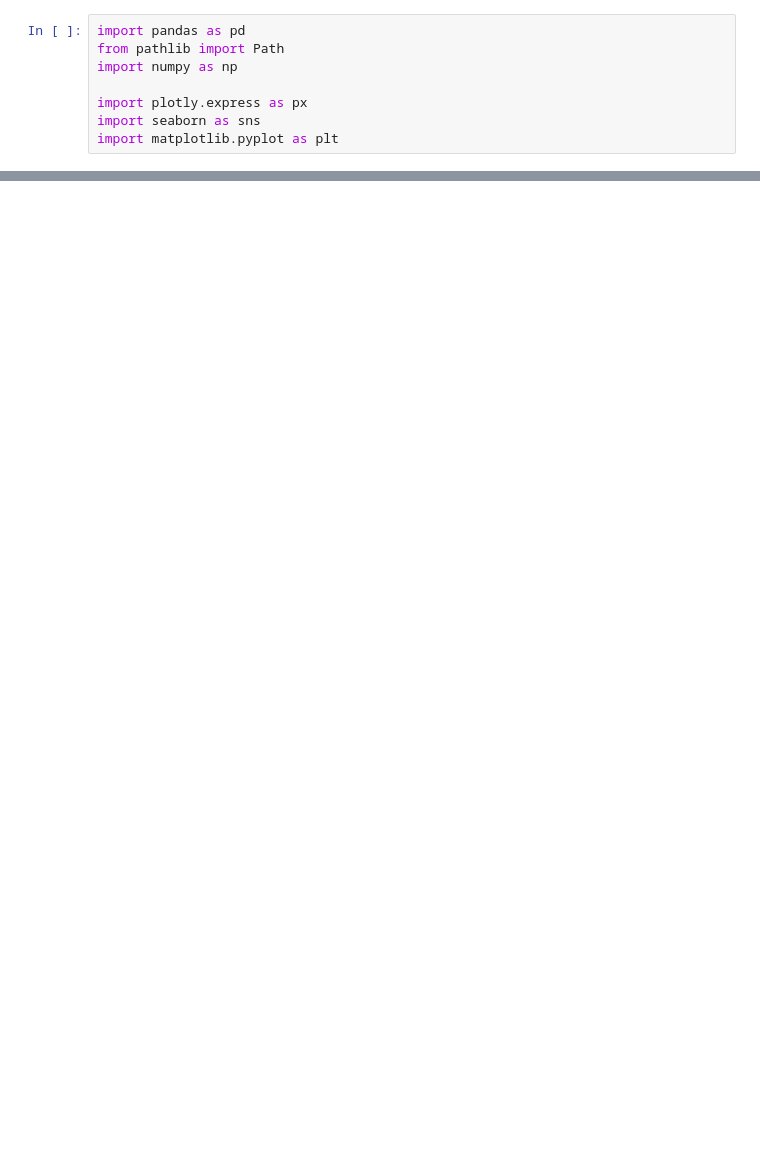
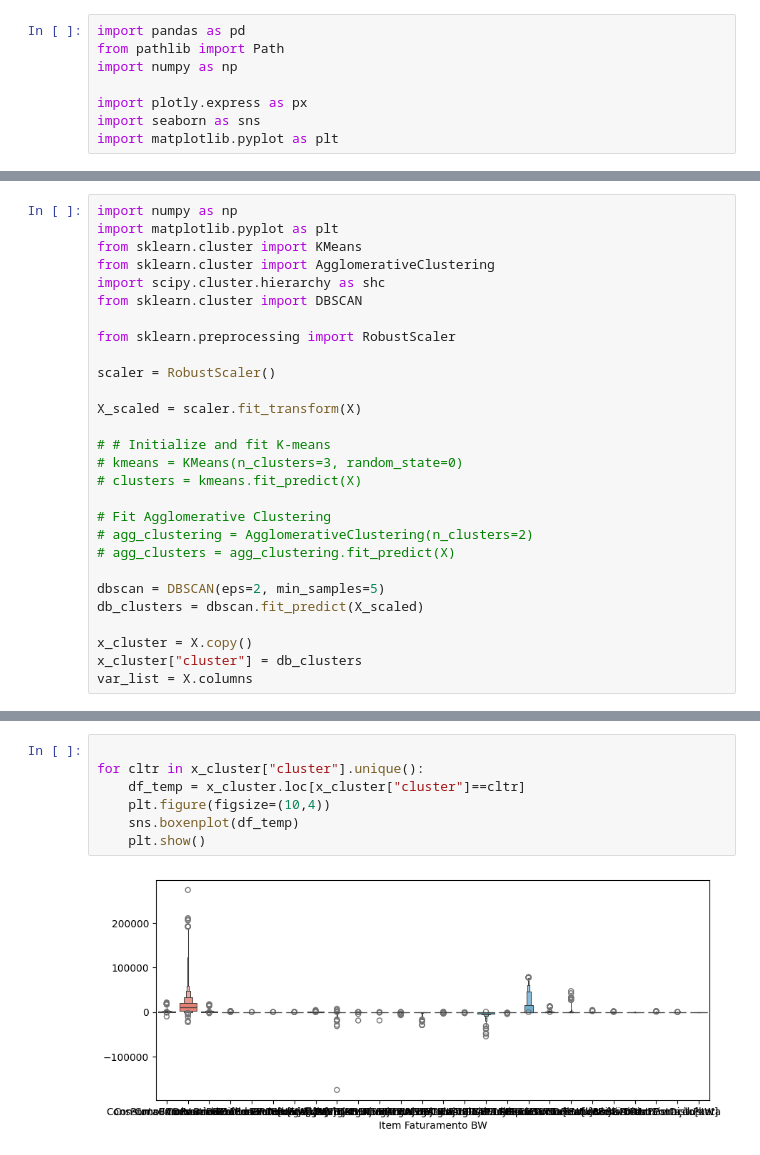
Before and after one commit to kleindaniell/energy-efficiency, a Jupyter notebook: notebooks/data_analysis.ipynb, the cells around one changed output, grey strips where cells are left out. Drawn from its saved outputs; the diff is of its cells as text; blank space fills up the shorter version.

```diff
--- a/notebooks/data_analysis.ipynb
+++ b/notebooks/data_analysis.ipynb
@@ -27,0 +231,28 @@ for i, item in enumerate(data["Item Faturamento BW"].unique()):
+# %%
+import numpy as np
+import matplotlib.pyplot as plt
+from sklearn.cluster import KMeans
+from sklearn.cluster import AgglomerativeClustering
+import scipy.cluster.hierarchy as shc
+from sklearn.cluster import DBSCAN
+
+from sklearn.preprocessing import RobustScaler
+
+scaler = RobustScaler()
+
+X_scaled = scaler.fit_transform(X)
+
+# # Initialize and fit K-means
+# kmeans = KMeans(n_clusters=3, random_state=0)
+# clusters = kmeans.fit_predict(X)
+
+# Fit Agglomerative Clustering
+# agg_clustering = AgglomerativeClustering(n_clusters=2)
+# agg_clusters = agg_clustering.fit_predict(X)
+
+dbscan = DBSCAN(eps=2, min_samples=5)
+db_clusters = dbscan.fit_predict(X_scaled)
+
+x_cluster = X.copy()
+x_cluster["cluster"] = db_clusters
+var_list = X.columns
@@ -27,0 +278,9 @@ for i, item in enumerate(data["Item Faturamento BW"].unique()):
+# %%
+
+for cltr in x_cluster["cluster"].unique():
+    df_temp = x_cluster.loc[x_cluster["cluster"]==cltr]
+    plt.figure(figsize=(10,4))
+    sns.boxenplot(df_temp)
+    plt.show()
+# %% [output]
+[figure, added]
```
Also changed, not shown: parts of 25 cells of this notebook, 1 other file.
